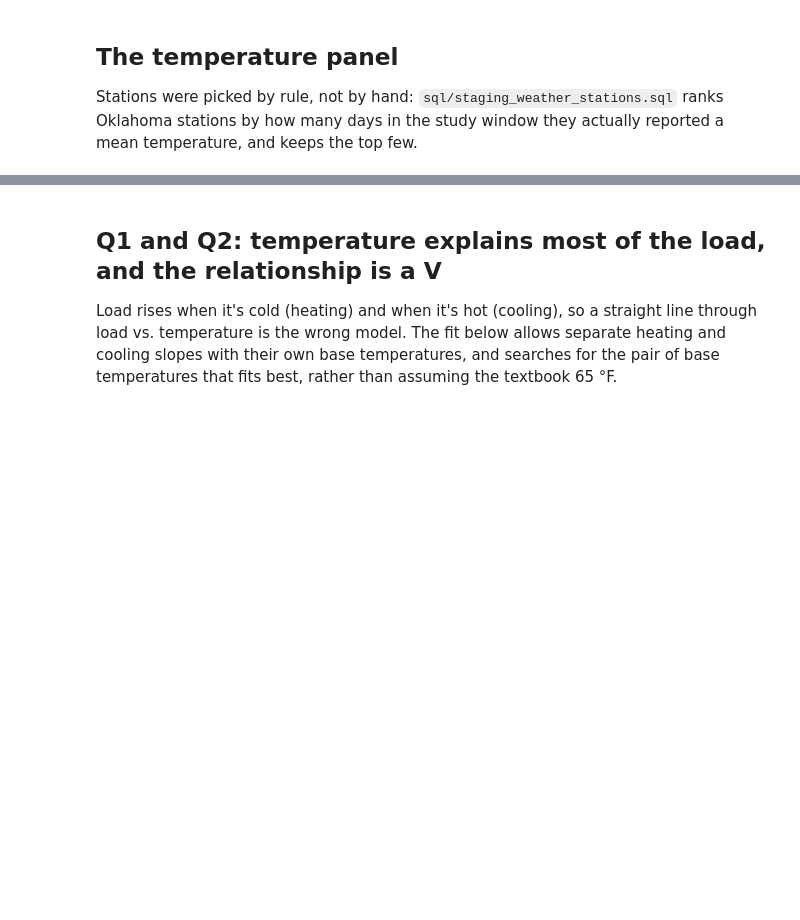
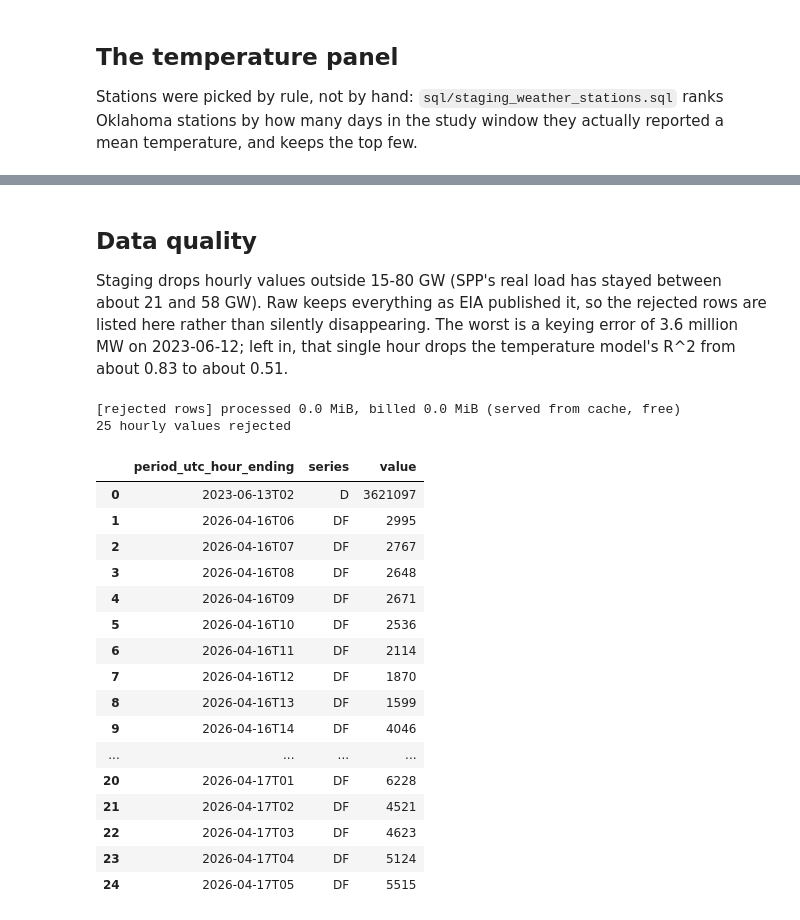
Before and after one commit to samtindal/spp-load-weather, a Jupyter notebook: notebooks/01_load_weather_analysis.ipynb, the cells around one changed output, grey strips where cells are left out. Drawn from its saved outputs; the diff is of its cells as text; code cells hidden in the pictures; blank space fills up the shorter version.

```diff
--- a/notebooks/01_load_weather_analysis.ipynb
+++ b/notebooks/01_load_weather_analysis.ipynb
@@ -91,42 +121,41 @@ daily[["avg_load_mw", "peak_load_mw", "tavg_f", "n_stations"]].describe().round(
 # %% [markdown]
-## Q1 and Q2: temperature explains most of the load, and the relationship is a V
+## Data quality
 
-Load rises when it's cold (heating) and when it's hot (cooling), so a straight line through load vs. temperature is
-the wrong model. The fit below allows separate heating and cooling slopes with their own base temperatures, and
-searches for the pair of base temperatures that fits best, rather than assuming the textbook 65 °F.
+Staging drops hourly values outside 15-80 GW (SPP's real load has stayed between about 21 and 58 GW). Raw keeps
+everything as EIA published it, so the rejected rows are listed here rather than silently disappearing. The worst
+is a keying error of 3.6 million MW on 2023-06-12; left in, that single hour drops the temperature model's R^2 from
+about 0.83 to about 0.51.
 # %%
-T = daily["tavg_f"].to_numpy()
-y = daily["avg_load_mw"].to_numpy()
-
-
-def design(t, t_heat, t_cool):
-    return np.column_stack([np.ones_like(t), np.maximum(t_heat - t, 0), np.maximum(t - t_cool, 0)])
-
-
-best = None
-for t_heat in np.arange(40, 76, 0.5):
-    for t_cool in np.arange(t_heat, 80, 0.5):
-        X = design(T, t_heat, t_cool)
-        coef, *_ = np.linalg.lstsq(X, y, rcond=None)
-        sse = float(((y - X @ coef) ** 2).sum())
-        if best is None or sse < best[0]:
-            best = (sse, t_heat, t_cool, coef)
-
-sse, T_HEAT, T_COOL, COEF = best
-daily["hdd"] = np.maximum(T_HEAT - daily["tavg_f"], 0)
-daily["cdd"] = np.maximum(daily["tavg_f"] - T_COOL, 0)
-
-linear = smf.ols("avg_load_mw ~ tavg_f", data=daily).fit()
-v_shape = smf.ols("avg_load_mw ~ hdd + cdd", data=daily).fit()
-calendar = smf.ols("avg_load_mw ~ hdd + cdd + C(day_of_week) + C(year)", data=daily).fit()
-
-print(f"straight line in temperature        R^2 = {linear.rsquared:.3f}")
-print(f"V-shape (heating + cooling sides)   R^2 = {v_shape.rsquared:.3f}")
-print(f"V-shape + weekday + year effects    R^2 = {calendar.rsquared:.3f}")
-print()
-if T_COOL - T_HEAT < 1:
-    print(f"balance point: {T_HEAT:.1f} F")
-else:
-    print(f"balance range: load is flat and at its minimum between {T_HEAT:.1f} F and {T_COOL:.1f} F")
-print(f"heating slope: {v_shape.params['hdd']:,.0f} MW per degree below {T_HEAT:.1f} F")
-print(f"cooling slope: {v_shape.params['cdd']:,.0f} MW per degree above {T_COOL:.1f} F")
+rejected = q(
+    f'''
+    SELECT period AS period_utc_hour_ending, type AS series, value
+    FROM `{PROJECT}.raw.eia_region_data`
+    WHERE ingest_date >= DATE '1970-01-01'
+      AND SAFE_CAST(value AS FLOAT64) NOT BETWEEN 15000 AND 80000
+    QUALIFY ROW_NUMBER() OVER (PARTITION BY type, period ORDER BY ingested_at DESC) = 1
+    ORDER BY period, type
+    ''',
+    "rejected rows",
+)
+print(f"{len(rejected)} hourly values rejected")
+rejected
+# %% [output]
+[rejected rows] processed 0.0 MiB, billed 0.0 MiB (served from cache, free)
+25 hourly values rejected
+|  | period_utc_hour_ending | series | value |
+| 0 | 2023-06-13T02 | D | 3621097 |
+| 1 | 2026-04-16T06 | DF | 2995 |
+| 2 | 2026-04-16T07 | DF | 2767 |
+| 3 | 2026-04-16T08 | DF | 2648 |
+| 4 | 2026-04-16T09 | DF | 2671 |
+| 5 | 2026-04-16T10 | DF | 2536 |
+| 6 | 2026-04-16T11 | DF | 2114 |
+| 7 | 2026-04-16T12 | DF | 1870 |
+| 8 | 2026-04-16T13 | DF | 1599 |
+| 9 | 2026-04-16T14 | DF | 4046 |
+| ... | ... | ... | ... |
+| 20 | 2026-04-17T01 | DF | 6228 |
+| 21 | 2026-04-17T02 | DF | 4521 |
+| 22 | 2026-04-17T03 | DF | 4623 |
+| 23 | 2026-04-17T04 | DF | 5124 |
+| 24 | 2026-04-17T05 | DF | 5515 |
```
Also changed, not shown: parts of 22 cells of this notebook, 2 other files.
